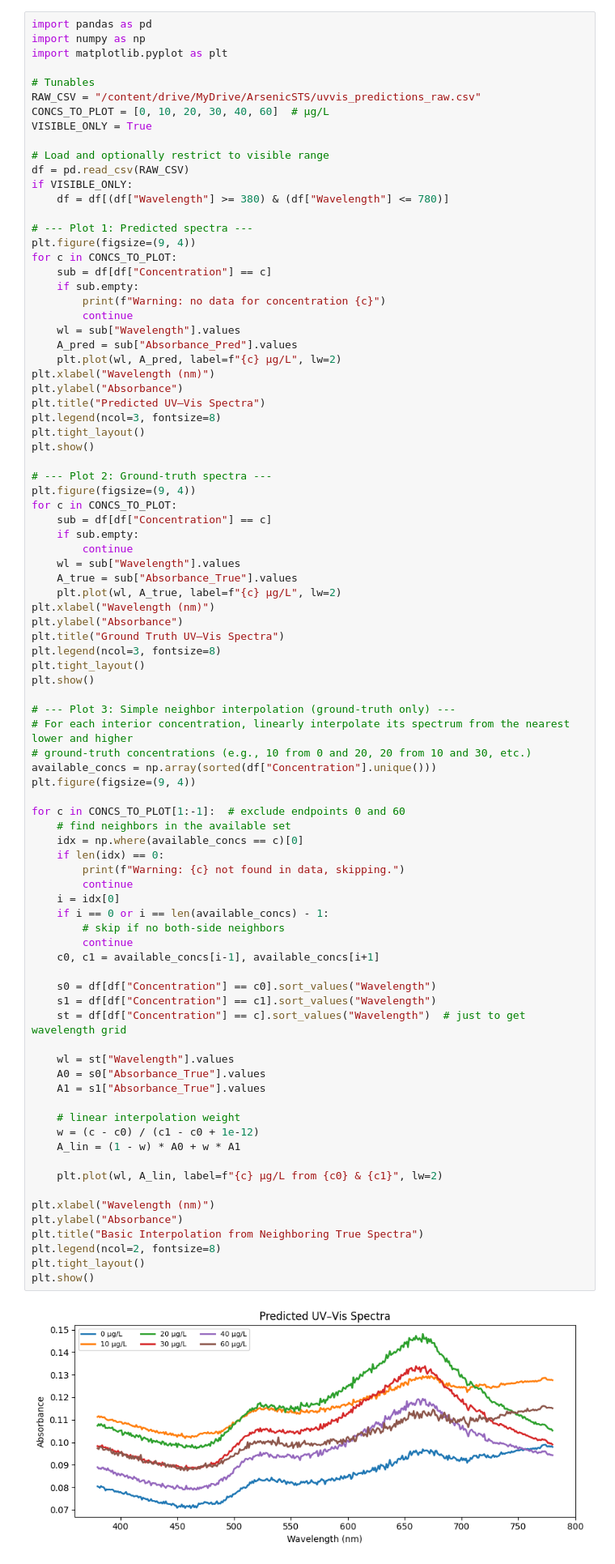
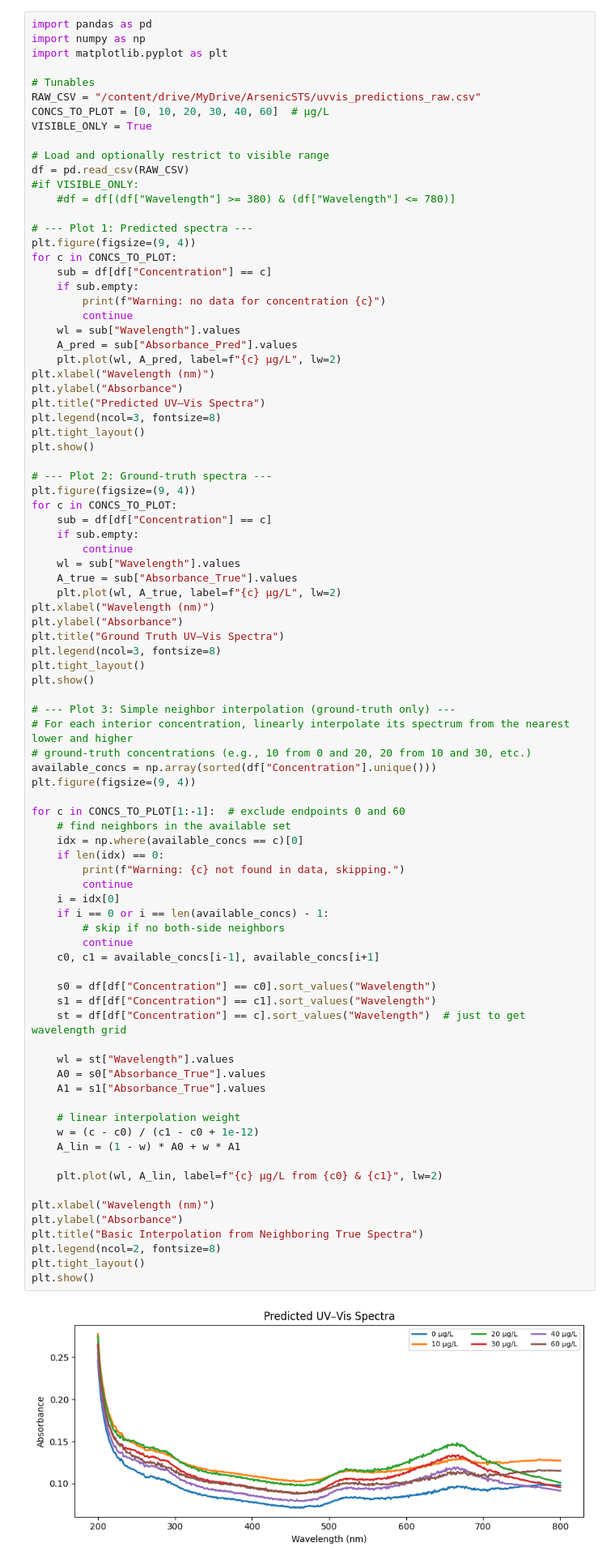
Before and after one commit to sushirito/ArsenicFR, a Jupyter notebook: ArsenicAutoencoder.ipynb, the cells around one changed output. Shown at 81% size. Saved outputs shown, nothing was run; the diff lists cells and outputs as text.

```diff
--- a/ArsenicAutoencoder.ipynb
+++ b/ArsenicAutoencoder.ipynb
@@ -654,8 +1007,8 @@ VISIBLE_ONLY = True
 
 # Load and optionally restrict to visible range
 df = pd.read_csv(RAW_CSV)
-if VISIBLE_ONLY:
-    df = df[(df["Wavelength"] >= 380) & (df["Wavelength"] <= 780)]
+#if VISIBLE_ONLY:
+    #df = df[(df["Wavelength"] >= 380) & (df["Wavelength"] <= 780)]
 
 # --- Plot 1: Predicted spectra ---
 plt.figure(figsize=(9, 4))
@@ -702,31 +1055,31 @@ for c in CONCS_TO_PLOT[1:-1]:  # exclude endpoints 0 and 60
     if len(idx) == 0:
         print(f"Warning: {c} not found in data, skipping.")
         continue
     i = idx[0]
     if i == 0 or i == len(available_concs) - 1:
         # skip if no both-side neighbors
         continue
     c0, c1 = available_concs[i-1], available_concs[i+1]
 
     s0 = df[df["Concentration"] == c0].sort_values("Wavelength")
     s1 = df[df["Concentration"] == c1].sort_values("Wavelength")
     st = df[df["Concentration"] == c].sort_values("Wavelength")  # just to get wavelength grid
 
     wl = st["Wavelength"].values
     A0 = s0["Absorbance_True"].values
     A1 = s1["Absorbance_True"].values
 
     # linear interpolation weight
     w = (c - c0) / (c1 - c0 + 1e-12)
     A_lin = (1 - w) * A0 + w * A1
 
     plt.plot(wl, A_lin, label=f"{c} µg/L from {c0} & {c1}", lw=2)
 
 plt.xlabel("Wavelength (nm)")
 plt.ylabel("Absorbance")
 plt.title("Basic Interpolation from Neighboring True Spectra")
 plt.legend(ncol=2, fontsize=8)
 plt.tight_layout()
 plt.show()
 # %% [output]
-[figure, old version]
+[figure, new version]
```
Also changed, not shown: parts of 7 cells of this notebook.
